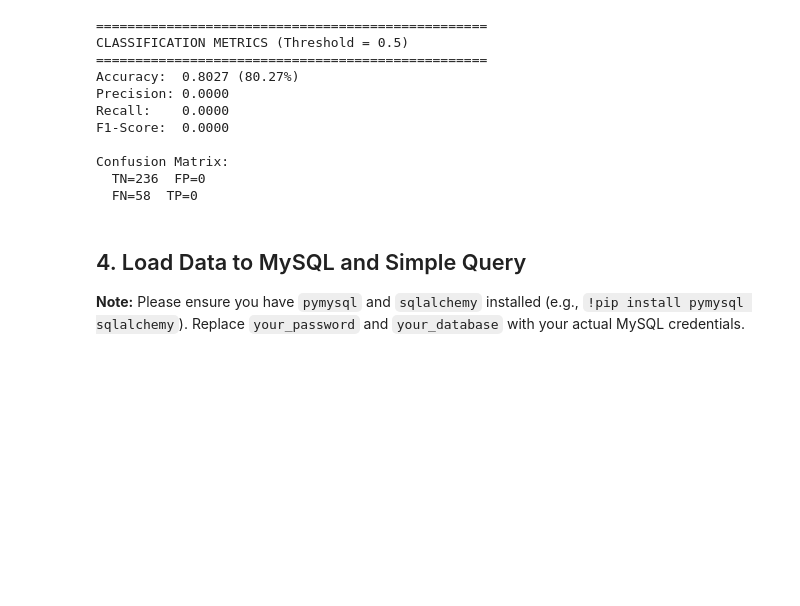
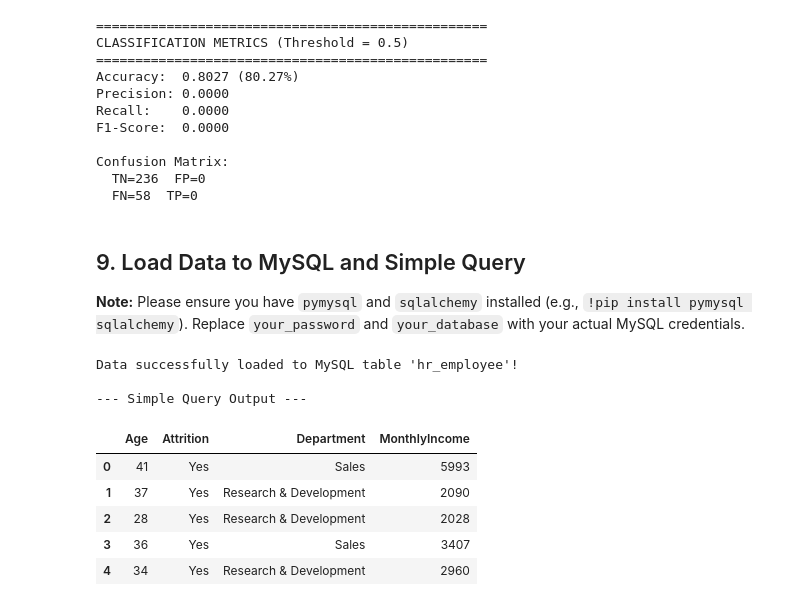
Before and after one commit to riyarastogi08/MachineLearning2026_Riya, a Jupyter notebook: Assignments/Assignment_1.ipynb, the cells around one changed output. Cells and saved outputs as stored; diff of their text form; code cells hidden in the pictures; blank space fills up the shorter version.

```diff
--- a/Assignments/Assignment_1.ipynb
+++ b/Assignments/Assignment_1.ipynb
@@ -291,33 +309,43 @@ Confusion Matrix:
   TN=236  FP=0
   FN=58  TP=0
 # %% [markdown]
-## 4. Load Data to MySQL and Simple Query
+## 9. Load Data to MySQL and Simple Query
 **Note:** Please ensure you have `pymysql` and `sqlalchemy` installed (e.g., `!pip install pymysql sqlalchemy`). Replace `your_password` and `your_database` with your actual MySQL credentials.
 # %%
 import pymysql
 from sqlalchemy import create_engine
 
 # Define MySQL connection credentials
 user = 'root'
-password = 'your_password' # Replace with your MySQL password
+password = ''
 host = 'localhost'
-database = 'your_database' # Replace with your MySQL database name
+database = 'hr_employee'
 
 # Create SQLAlchemy engine
 engine = create_engine(f'mysql+pymysql://{user}:{password}@{host}/{database}')
 
 # Load dataframe to MySQL
 df.to_sql('hr_employee', con=engine, if_exists='replace', index=False)
 print('Data successfully loaded to MySQL table \'hr_employee\'!')
 
 # Execute a simple query and output
 query = """
 SELECT Age, Attrition, Department, MonthlyIncome
 FROM hr_employee
 WHERE Attrition = 'Yes'
 LIMIT 5;
 """
 
 print('\n--- Simple Query Output ---')
 result_df = pd.read_sql(query, con=engine)
 display(result_df)
+# %% [output]
+Data successfully loaded to MySQL table 'hr_employee'!
+
+--- Simple Query Output ---
+|  | Age | Attrition | Department | MonthlyIncome |
+| 0 | 41 | Yes | Sales | 5993 |
+| 1 | 37 | Yes | Research & Development | 2090 |
+| 2 | 28 | Yes | Research & Development | 2028 |
+| 3 | 36 | Yes | Sales | 3407 |
+| 4 | 34 | Yes | Research & Development | 2960 |
```
Also changed, not shown: parts of 1 cell of this notebook.
